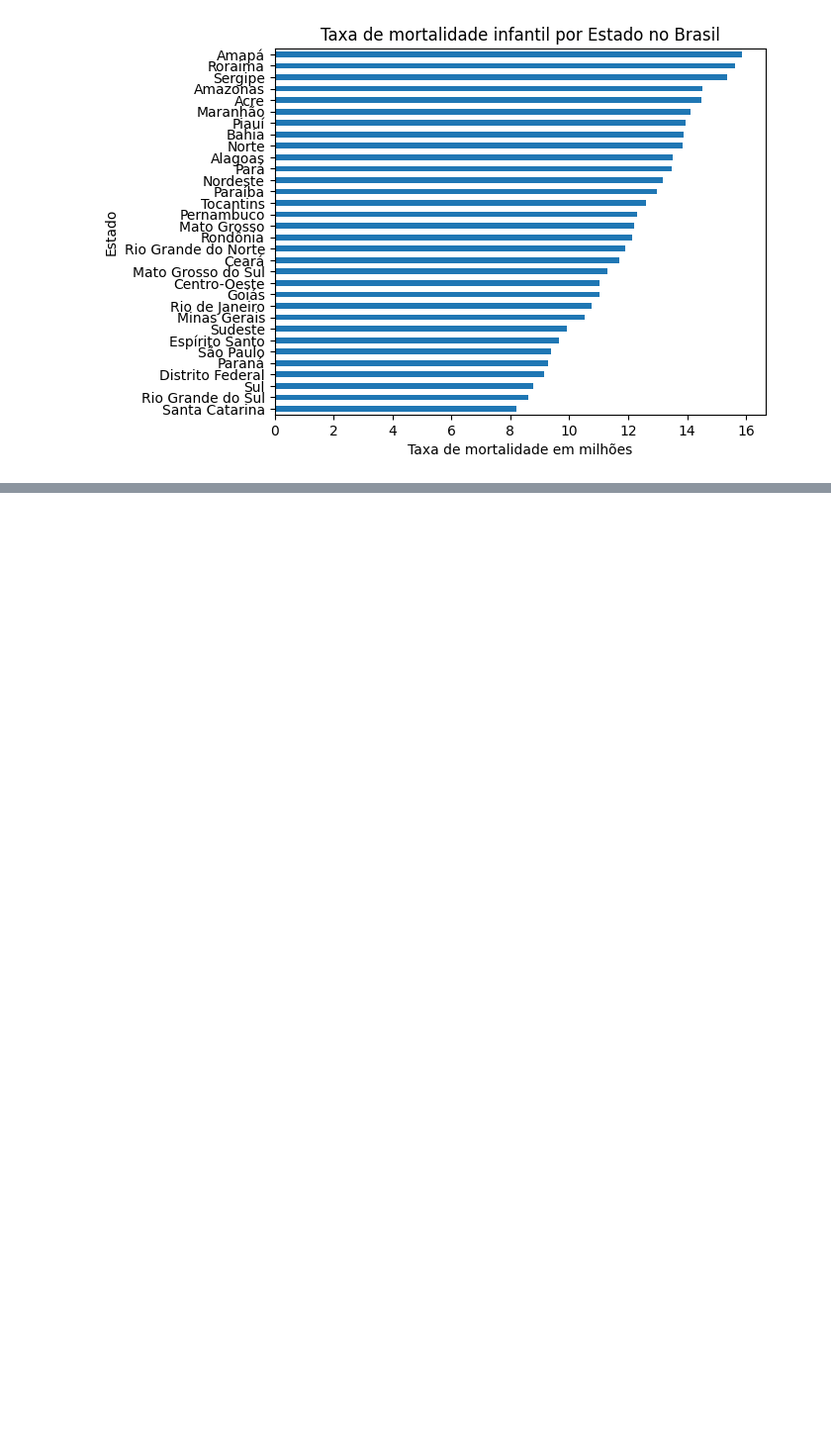
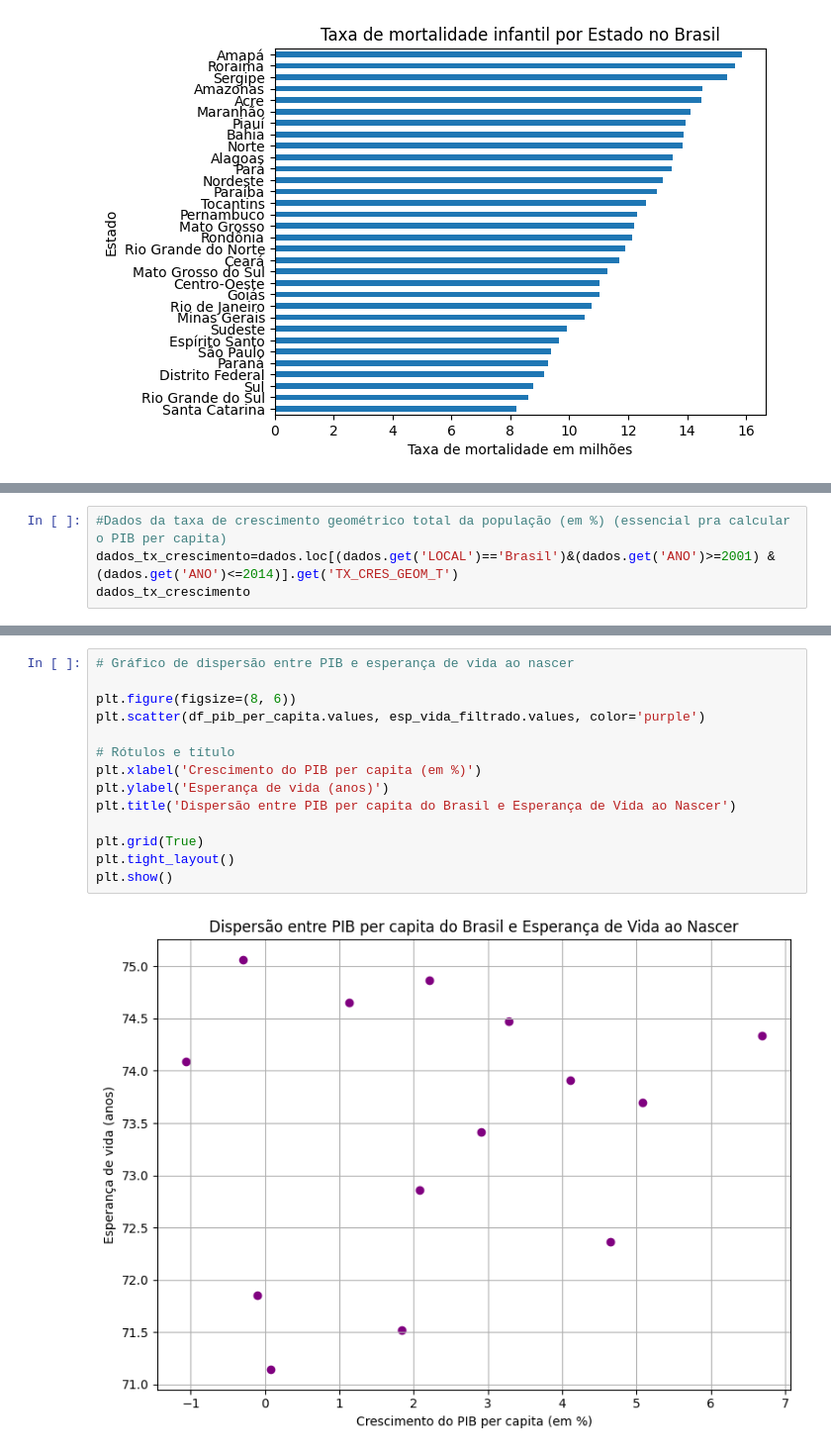
Before and after one commit to gabyxsantos/Economia, a Jupyter notebook: atualizandodf.ipynb, the cells around one changed output, grey strips where cells are left out. Shown at 99% size. Drawn from its saved outputs; the diff is of its cells as text; blank space fills up the shorter version.

```diff
--- a/atualizandodf.ipynb
+++ b/atualizandodf.ipynb
@@ -433,0 +538,4 @@ PIB.plot(kind='line')
+# %%
+#Dados da taxa de crescimento geométrico total da população (em %) (essencial pra calcular o PIB per capita)
+dados_tx_crescimento=dados.loc[(dados.get('LOCAL')=='Brasil')&(dados.get('ANO')>=2001) & (dados.get('ANO')<=2014)].get('TX_CRES_GEOM_T')
+dados_tx_crescimento
@@ -433,0 +641,16 @@ PIB.plot(kind='line')
+# %%
+# Gráfico de dispersão entre PIB e esperança de vida ao nascer
+
+plt.figure(figsize=(8, 6))
+plt.scatter(df_pib_per_capita.values, esp_vida_filtrado.values, color='purple')
+
+# Rótulos e título
+plt.xlabel('Crescimento do PIB per capita (em %)')
+plt.ylabel('Esperança de vida (anos)')
+plt.title('Dispersão entre PIB per capita do Brasil e Esperança de Vida ao Nascer')
+
+plt.grid(True)
+plt.tight_layout()
+plt.show()
+# %% [output]
+[figure, added]
```
Also changed, not shown: parts of 48 cells of this notebook.
